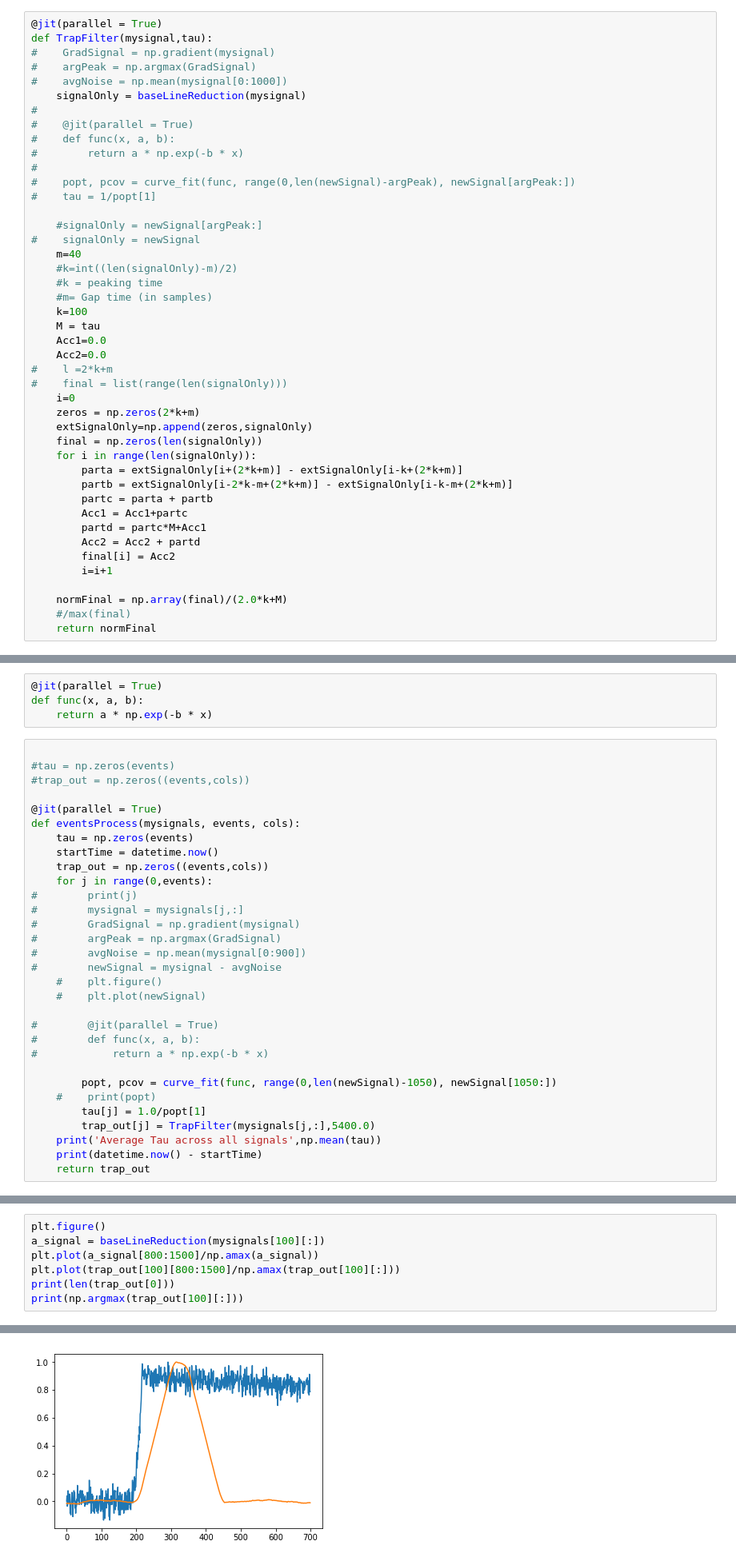
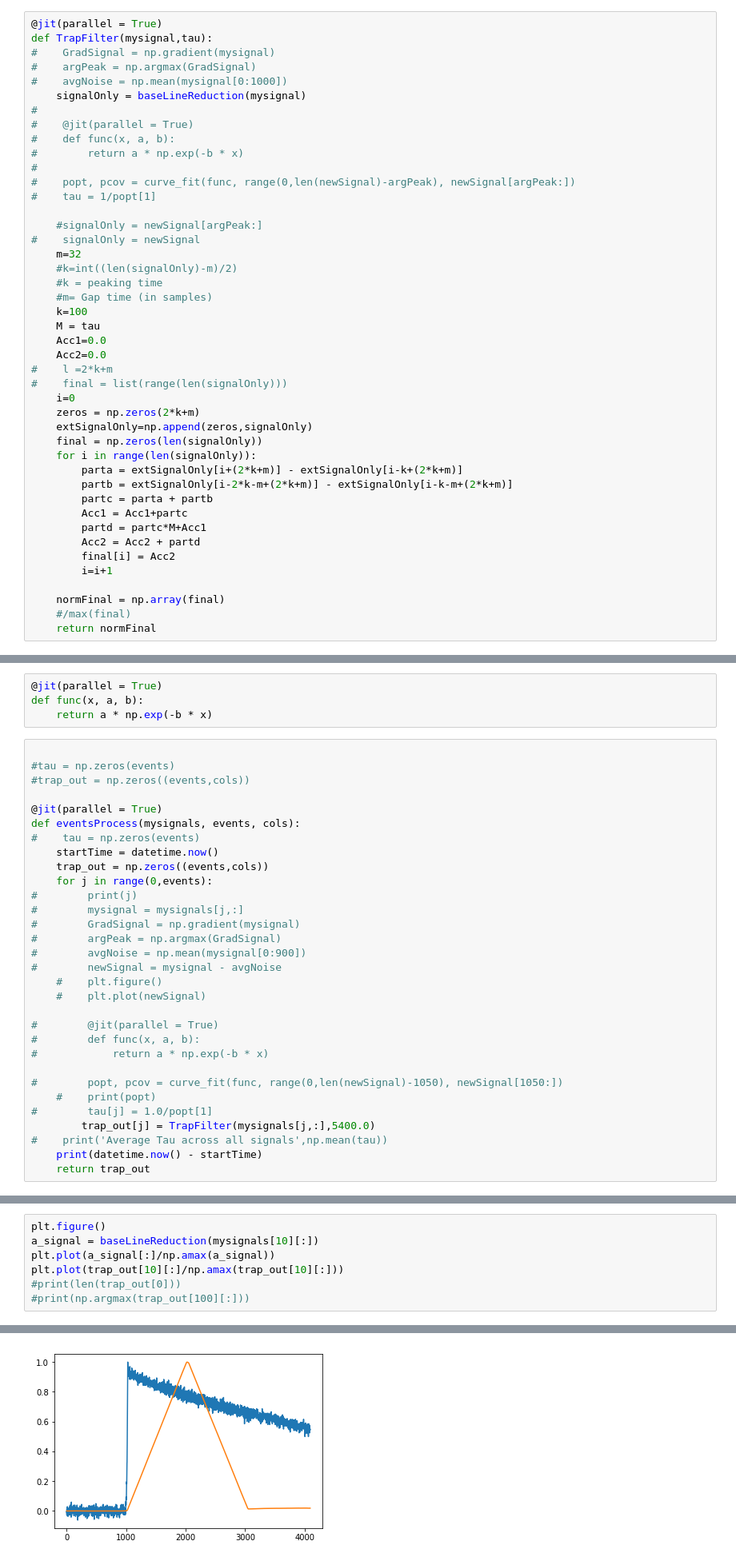
Before and after one commit to NE204-Fall2018/christopher-brand-lab1, a Jupyter notebook: Lab1_main.ipynb, the cells around one changed output, grey strips where cells are left out. Shown at 80% size. Drawn from its saved outputs; the diff is of its cells as text.

```diff
--- a/Lab1_main.ipynb
+++ b/Lab1_main.ipynb
@@ -80,7 +80,7 @@ def TrapFilter(mysignal,tau):
 
     #signalOnly = newSignal[argPeak:]
 #    signalOnly = newSignal
-    m=40
+    m=32
     #k=int((len(signalOnly)-m)/2)
     #k = peaking time
     #m= Gap time (in samples)
@@ -104,7 +104,7 @@ def TrapFilter(mysignal,tau):
         final[i] = Acc2
         i=i+1
 
-    normFinal = np.array(final)/(2.0*k+M)
+    normFinal = np.array(final)
     #/max(final)
     return normFinal
 # %%
@@ -138,7 +138,7 @@ def func(x, a, b):
 
 @jit(parallel = True)
 def eventsProcess(mysignals, events, cols):
-    tau = np.zeros(events)
+#    tau = np.zeros(events)
     startTime = datetime.now()
     trap_out = np.zeros((events,cols))
     for j in range(0,events):
@@ -155,11 +155,11 @@ def eventsProcess(mysignals, events, cols):
 #        def func(x, a, b):
 #            return a * np.exp(-b * x)
 
-        popt, pcov = curve_fit(func, range(0,len(newSignal)-1050), newSignal[1050:])
+#        popt, pcov = curve_fit(func, range(0,len(newSignal)-1050), newSignal[1050:])
     #    print(popt)
-        tau[j] = 1.0/popt[1]
+#        tau[j] = 1.0/popt[1]
         trap_out[j] = TrapFilter(mysignals[j,:],5400.0)
-    print('Average Tau across all signals',np.mean(tau))
+#    print('Average Tau across all signals',np.mean(tau))
     print(datetime.now() - startTime)
     return trap_out
 # %%
@@ -171,8 +172,8 @@ trap_out = eventsProcess(mysignals, events, cols)
 # %%
 plt.figure()
-a_signal = baseLineReduction(mysignals[100][:])
-plt.plot(a_signal[800:1500]/np.amax(a_signal))
-plt.plot(trap_out[100][800:1500]/np.amax(trap_out[100][:]))
-print(len(trap_out[0]))
-print(np.argmax(trap_out[100][:]))
+a_signal = baseLineReduction(mysignals[10][:])
+plt.plot(a_signal[:]/np.amax(a_signal))
+plt.plot(trap_out[10][:]/np.amax(trap_out[10][:]))
+#print(len(trap_out[0]))
+#print(np.argmax(trap_out[100][:]))
 # %% [output]
@@ -181,4 +181,4 @@ print(np.argmax(trap_out[100][:]))
-[figure, old version]
+[figure, new version]
 # %%
 #from scipy.interpolate import UnivariateSpline
 #spline = UnivariateSpline(trap_out[100][:])
```
Also changed, not shown: parts of 6 cells of this notebook, 1 other file.
